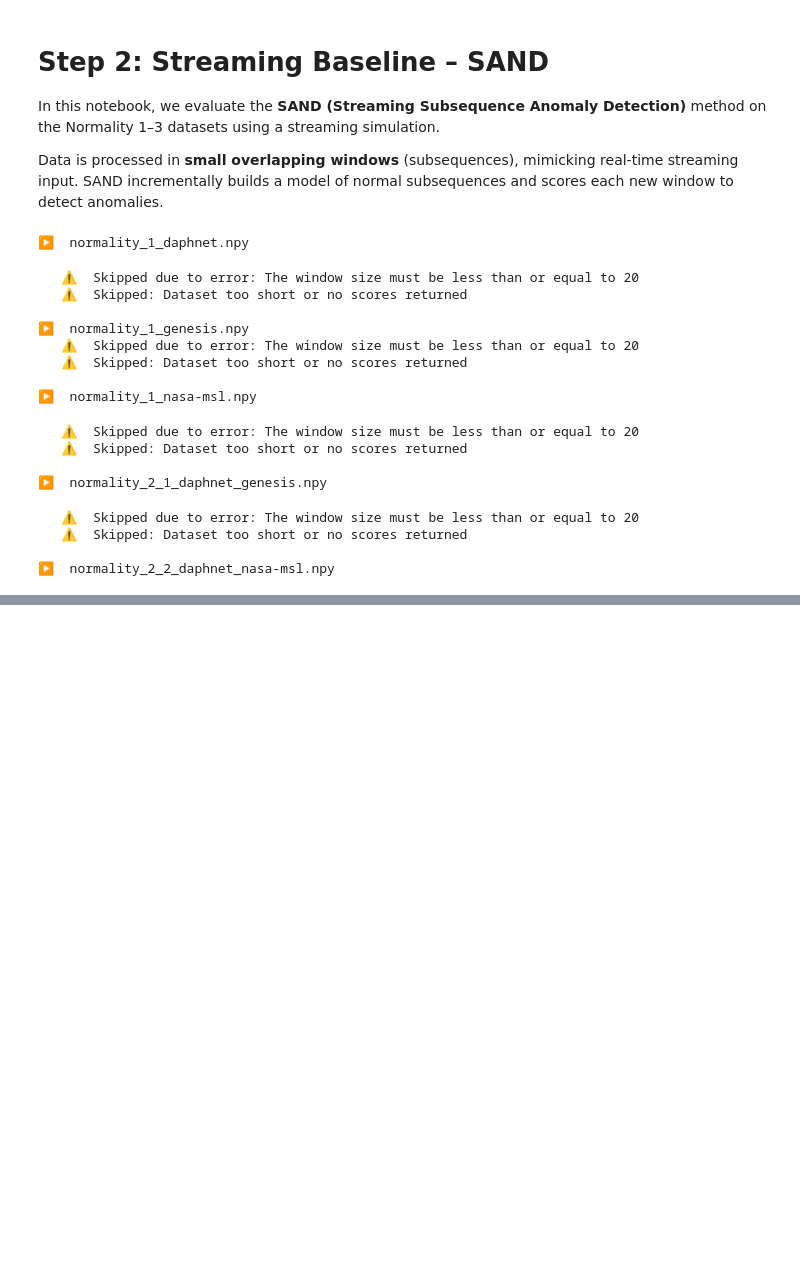
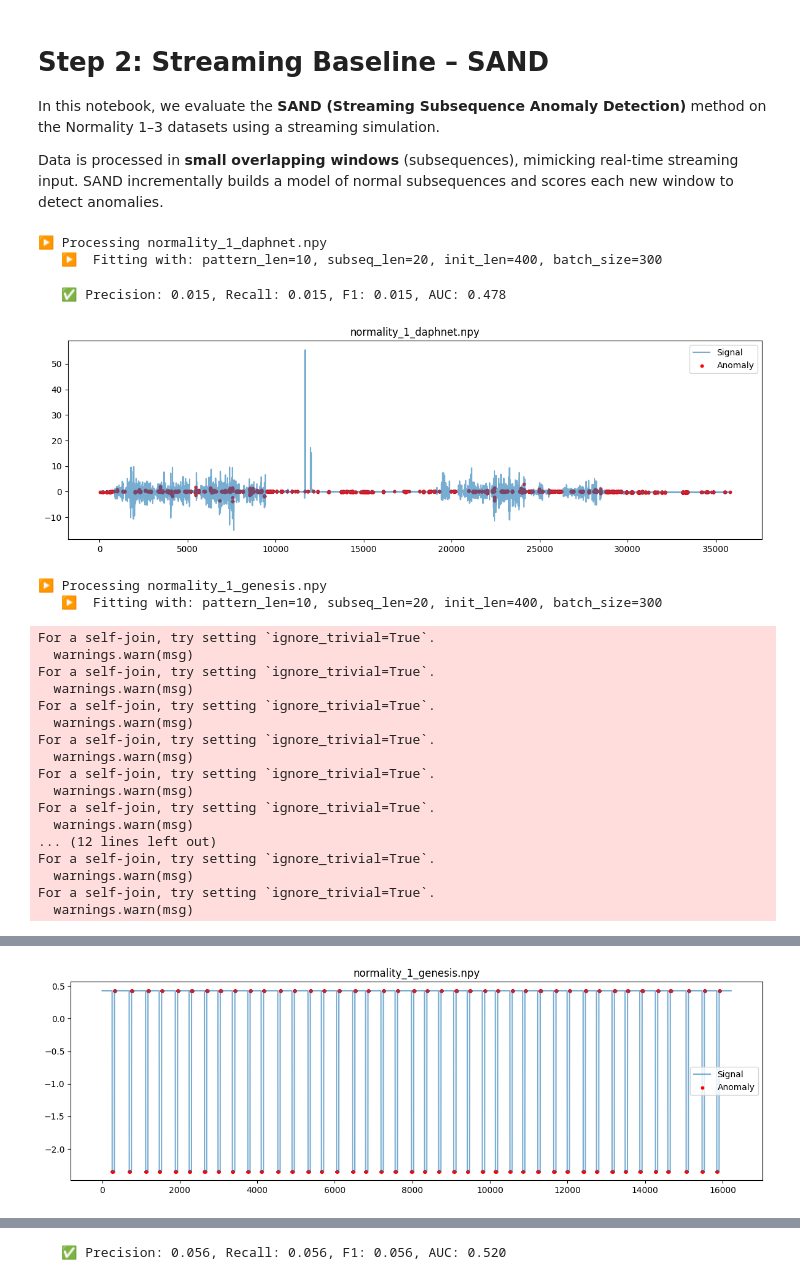
Before and after one commit to mamekra/Streamify-Time-Series, a Jupyter notebook: streaming_baseline.ipynb, the cells around one changed output, grey strips where cells are left out. Cells and saved outputs as stored; diff of their text form; code cells hidden in the pictures; blank space fills up the shorter version.

```diff
--- a/streaming_baseline.ipynb
+++ b/streaming_baseline.ipynb
@@ -75,62 +63,66 @@ def run_sand_stream(time_series):
         return None, None
 # %%
+# Run streaming SAND on all datasets
 summary = []
 
 for fname in sorted(os.listdir(DATA_DIR)):
     if not fname.endswith(".npy") or "_boundaries" in fname:
         continue
 
-    print(f"\n▶️  {fname}")
+    print(f"\n Processing {fname}")
     ts = np.load(os.path.join(DATA_DIR, fname))
 
     preds, scores = run_sand_stream(ts)
-    if preds is None or scores is None or len(scores) == 0:
-        print(f"   ⚠️  Skipped: Dataset too short or no scores returned")
+    if preds is None or scores is None:
+        print("Skipped: No predictions")
         continue
 
     labels = np.zeros(len(scores))
     labels[-int(len(scores) * CONTAMINATION):] = 1
 
-    precision = precision_score(labels, preds, zero_division=0)
-    recall = recall_score(labels, preds, zero_division=0)
-    f1 = f1_score(labels, preds, zero_division=0)
-    auc = roc_auc_score(labels, scores) if len(set(labels)) > 1 else 0.0
+    p = precision_score(labels, preds, zero_division=0)
+    r = recall_score(labels, preds, zero_division=0)
+    f = f1_score(labels, preds, zero_division=0)
+    a = roc_auc_score(labels, scores) if len(set(labels)) > 1 else 0.0
 
-    print(f"   Precision: {precision:.3f}, Recall: {recall:.3f}, F1: {f1:.3f}, AUC: {auc:.3f}")
+    print(f"Precision: {p:.3f}, Recall: {r:.3f}, F1: {f:.3f}, AUC: {a:.3f}")
 
     plt.figure(figsize=(12, 4))
-    plt.plot(ts, label="Time Series", alpha=0.6)
-    subseq_centers = np.where(preds == 1)[0] + SUBSEQ_LEN // 2
-    subseq_centers = subseq_centers[subseq_centers < len(ts)]
-    plt.scatter(subseq_centers, ts[subseq_centers], color='red', s=10, label="Anomalies")
+    plt.plot(ts, label="Signal", alpha=0.6)
+    centers = np.where(preds == 1)[0] + SUBSEQ_LEN // 2
+    centers = centers[centers < len(ts)]
+    plt.scatter(centers, ts[centers], color='red', s=10, label="Anomaly")
     plt.title(fname)
     plt.legend()
     plt.tight_layout()
     plt.show()
 
-    summary.append(dict(
-        dataset=fname,
-        length=len(ts),
-        precision=round(precision, 3),
-        recall=round(recall, 3),
-        f1=round(f1, 3),
-        auc=round(auc, 3)
-    ))
+    summary.append(dict(dataset=fname, length=len(ts),
+                        precision=round(p, 3),
+                        recall=round(r, 3),
+                        f1=round(f, 3),
+                        auc=round(a, 3)))
 # %% [output]
-▶️  normality_1_daphnet.npy
+▶️ Processing normality_1_daphnet.npy
+   ▶️  Fitting with: pattern_len=10, subseq_len=20, init_len=400, batch_size=300
-   ⚠️  Skipped due to error: The window size must be less than or equal to 20
-   ⚠️  Skipped: Dataset too short or no scores returned
-
-▶️  normality_1_genesis.npy
-   ⚠️  Skipped due to error: The window size must be less than or equal to 20
-   ⚠️  Skipped: Dataset too short or no scores returned
-
-▶️  normality_1_nasa-msl.npy
+   ✅ Precision: 0.015, Recall: 0.015, F1: 0.015, AUC: 0.478
+[figure, added]
-   ⚠️  Skipped due to error: The window size must be less than or equal to 20
-   ⚠️  Skipped: Dataset too short or no scores returned
-
-▶️  normality_2_1_daphnet_genesis.npy
+▶️ Processing normality_1_genesis.npy
+   ▶️  Fitting with: pattern_len=10, subseq_len=20, init_len=400, batch_size=300
-   ⚠️  Skipped due to error: The window size must be less than or equal to 20
-   ⚠️  Skipped: Dataset too short or no scores returned
-
-▶️  normality_2_2_daphnet_nasa-msl.npy
+For a self-join, try setting `ignore_trivial=True`.
+  warnings.warn(msg)
+For a self-join, try setting `ignore_trivial=True`.
+  warnings.warn(msg)
+For a self-join, try setting `ignore_trivial=True`.
+  warnings.warn(msg)
+For a self-join, try setting `ignore_trivial=True`.
+  warnings.warn(msg)
+For a self-join, try setting `ignore_trivial=True`.
+  warnings.warn(msg)
+For a self-join, try setting `ignore_trivial=True`.
+  warnings.warn(msg)
+... (12 lines left out)
+For a self-join, try setting `ignore_trivial=True`.
+  warnings.warn(msg)
+For a self-join, try setting `ignore_trivial=True`.
+  warnings.warn(msg)
@@ -140,0 +130 @@ for fname in sorted(os.listdir(DATA_DIR)):
+[figure, added]
@@ -154,0 +137 @@ for fname in sorted(os.listdir(DATA_DIR)):
+   ✅ Precision: 0.056, Recall: 0.056, F1: 0.056, AUC: 0.520
```
Also changed, not shown: parts of 4 cells of this notebook, 3 other files.
